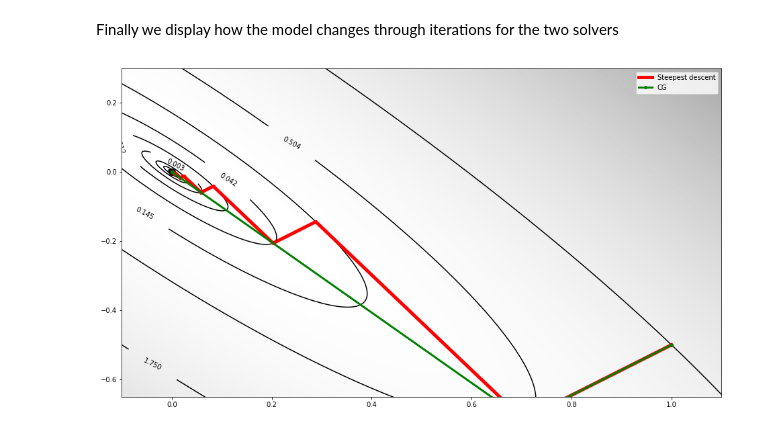
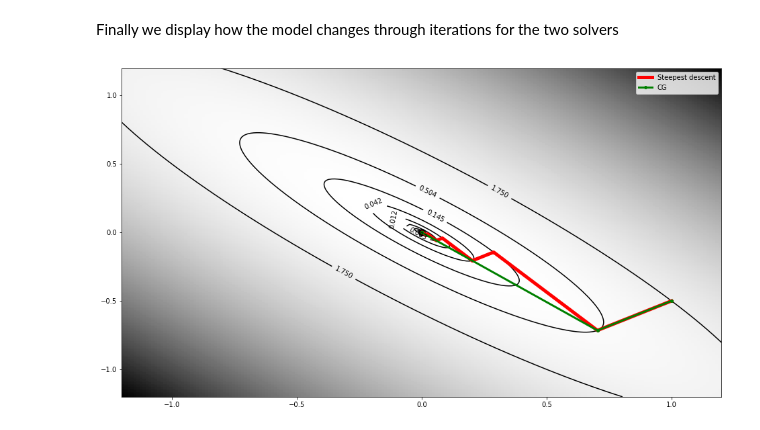
Before and after one commit to PyLops/pylops_notebooks, a Jupyter notebook: official/timisoara_summerschool_2019/Visual_optimization.ipynb, the cells around one changed output. Drawn from its saved outputs; the diff is of its cells as text; code cells hidden in the pictures.

Commit message:
Changed Visual_optimization.ipynb to allow any m

```diff
--- a/official/timisoara_summerschool_2019/Visual_optimization.ipynb
+++ b/official/timisoara_summerschool_2019/Visual_optimization.ipynb
@@ -66,10 +66,10 @@ Let's start by setting up the forward problem.
 
 We also compute the condition number of the operator $\mathbf{G}$ - note: the further the conditioning number from 1 the further the behaviour of the two solvers we will use in the following
 # %%
-m = np.array([0., 0.])
+m = np.array([0, 0])
 G = np.array([[10., 9.],
               [9., 10.]])
-
+d = np.dot(G, m)
 print('G condition number %f' % np.linalg.cond(G))
 # %% [output]
 G condition number 19.000000
@@ -91,13 +80,11 @@ d = np.dot(G, m)
+# %%
+# cost function grid
+nm1, nm2 = 201, 201
+m_min, m_max = (m[0] - 1.2, m[1] - 1.2), (m[0] + 1.2, m[1] + 1.2)
+m1, m2 = np.mgrid[m_min[0]:m_max[0]:1j*nm1, m_min[1]:m_max[1]:1j*nm2]
+mgrid = np.vstack((m1.ravel(), m2.ravel()))
 # %%
-m_min, m_max = (m[0] - 1.2, m[1] - 1.2), (m[0] + 1.2, m[1] + 1.2)
-d = np.dot(G, m)
-
-# cost function grid
-nm1, nm2 = 501, 501
-m1, m2 = np.mgrid[m_min[0]:m_max[1]:1j*nm1, m_min[1]:m_max[1]:1j*nm2]
-mgrid = np.vstack((m1.ravel(), m2.ravel()))
-
-J = 0.5 * np.sum(mgrid * np.dot(G, mgrid), axis=0) + np.dot(mgrid.T, d[:, np.newaxis]).squeeze()
+J = 0.5 * np.sum(mgrid * np.dot(G, mgrid), axis=0) - np.dot(mgrid.T, d[:, np.newaxis]).squeeze()
 J = J.reshape(nm1, nm2)
 
 fig, ax = plt.subplots(1, 1, figsize=(16, 9))
@@ -128,23 +115,21 @@ At this point we compare the two solvers:
 # %% [markdown]
 Finally we display how the model changes through iterations for the two solvers
 # %%
-m0 = np.array([1, -0.5])
+m0 = np.array([m[0]+1, m[1]-0.5])
 msd = steepest_descent(G, d, niter=10, m0=m0)
 mcg = conjgrad(G, d, niter=10, m0=m0)
 
 # cost function at
-Jsd = 0.5 * np.sum(msd.T * np.dot(G, msd.T), axis=0) + np.dot(msd, d[:, np.newaxis]).squeeze()
+Jsd = 0.5 * np.sum(msd.T * np.dot(G, msd.T), axis=0) - np.dot(msd, d[:, np.newaxis]).squeeze()
 
 fig, ax = plt.subplots(1, 1, figsize=(16, 9))
 cs = ax.imshow(J.T, cmap='gray_r', origin='lower', extent=(m_min[0], m_max[0], m_min[1], m_max[1]))
 cs = ax.contour(m1, m2, J, levels=np.sort(Jsd), colors='k')
 ax.clabel(cs, inline=1, fontsize=10)
 ax.plot(m[0], m[1], '.k', ms=20);
 ax.plot(msd[:, 0], msd[:, 1], '.-r', lw=5, ms=8, label='Steepest descent')
 ax.plot(mcg[:, 0], mcg[:, 1], '.-g', lw=3, ms=8, label='CG')
 ax.legend();
-ax.axis('tight')
-ax.set_xlim([-0.1, 1.1])
-ax.set_ylim([-0.65, 0.3]);
+ax.axis('tight');
 # %% [output]
-[figure, old version]
+[figure, new version]
```
Also changed, not shown: parts of 2 cells of this notebook.
